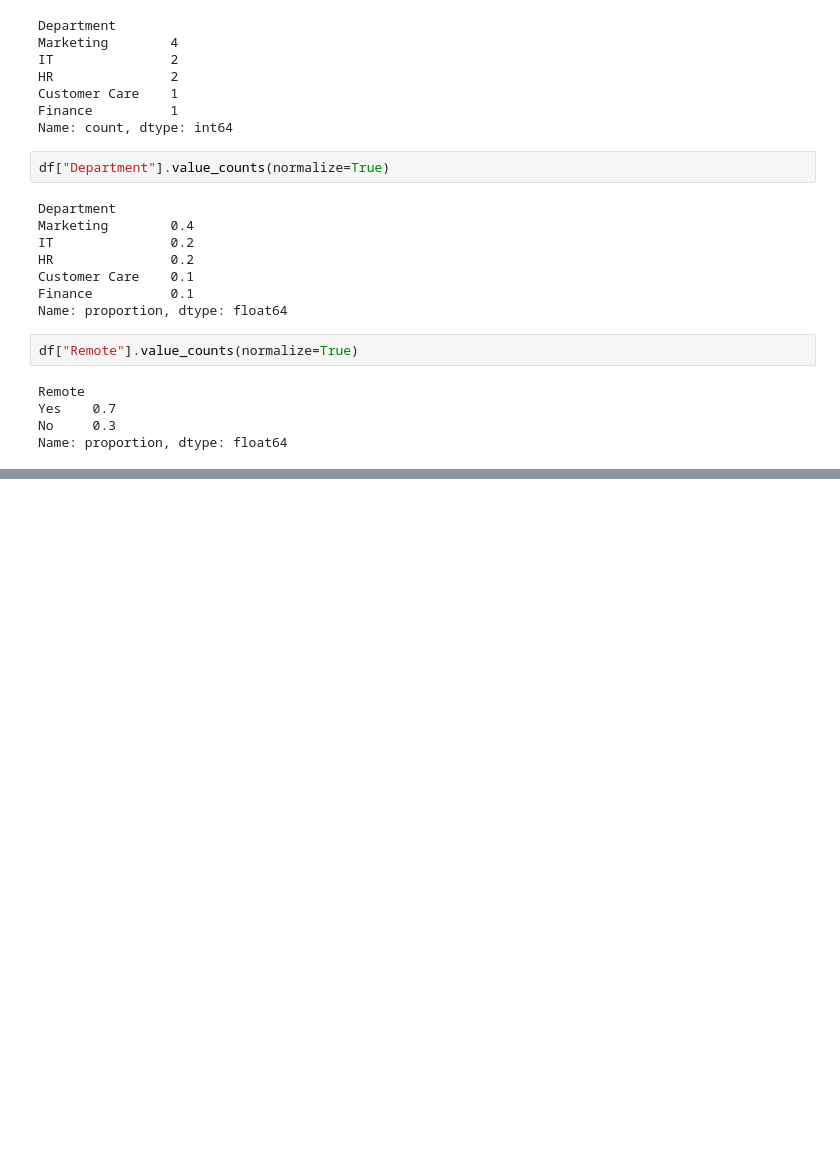
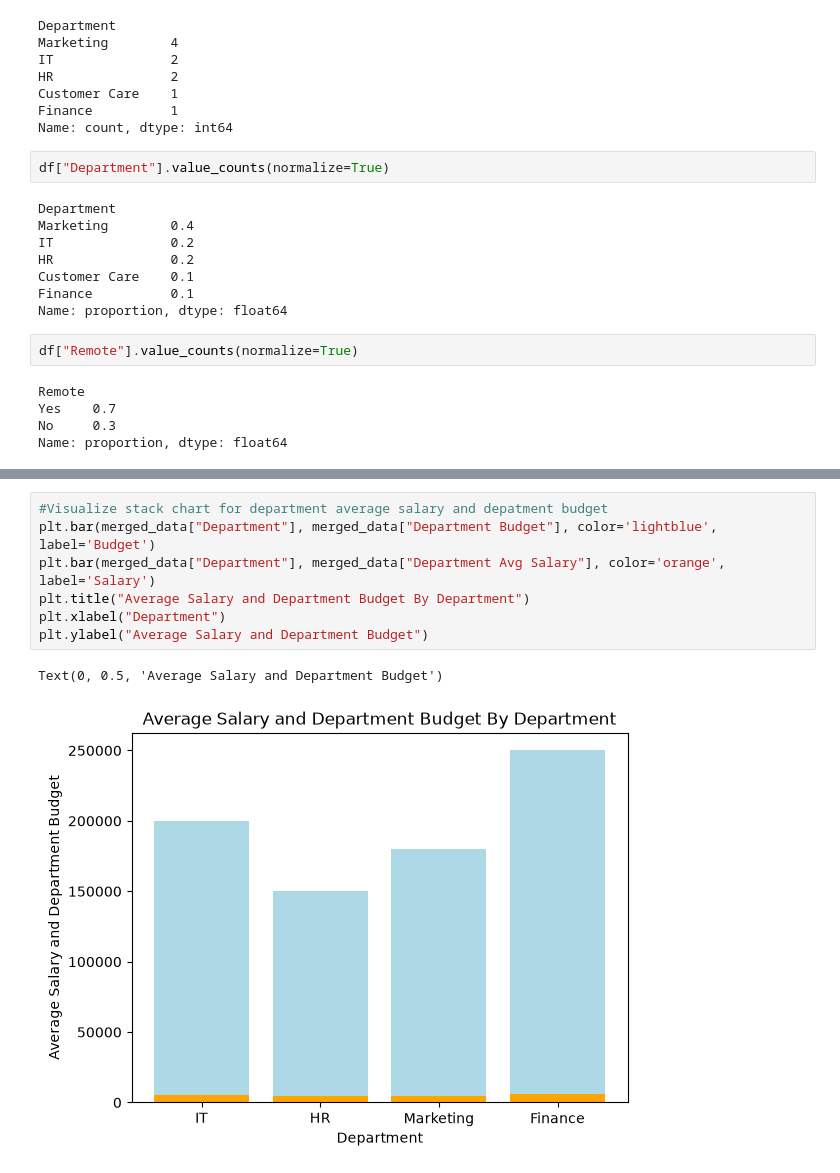
Before and after one commit to Simple46/data-sciece-class, a Jupyter notebook: employee_dataset.ipynb, the cells around one changed output, grey strips where cells are left out. Saved outputs shown, nothing was run; the diff lists cells and outputs as text; blank space fills up the shorter version.

```diff
--- a/employee_dataset.ipynb
+++ b/employee_dataset.ipynb
@@ -576,0 +849,10 @@ Name: proportion, dtype: float64
+# %%
+#Visualize stack chart for department average salary and depatment budget
+plt.bar(merged_data["Department"], merged_data["Department Budget"], color='lightblue', label='Budget')
+plt.bar(merged_data["Department"], merged_data["Department Avg Salary"], color='orange', label='Salary')
+plt.title("Average Salary and Department Budget By Department")
+plt.xlabel("Department")
+plt.ylabel("Average Salary and Department Budget")
+# %% [output]
+Text(0, 0.5, 'Average Salary and Department Budget')
+[figure, added]
```
Also changed, not shown: parts of 40 cells of this notebook, 7 other files.
